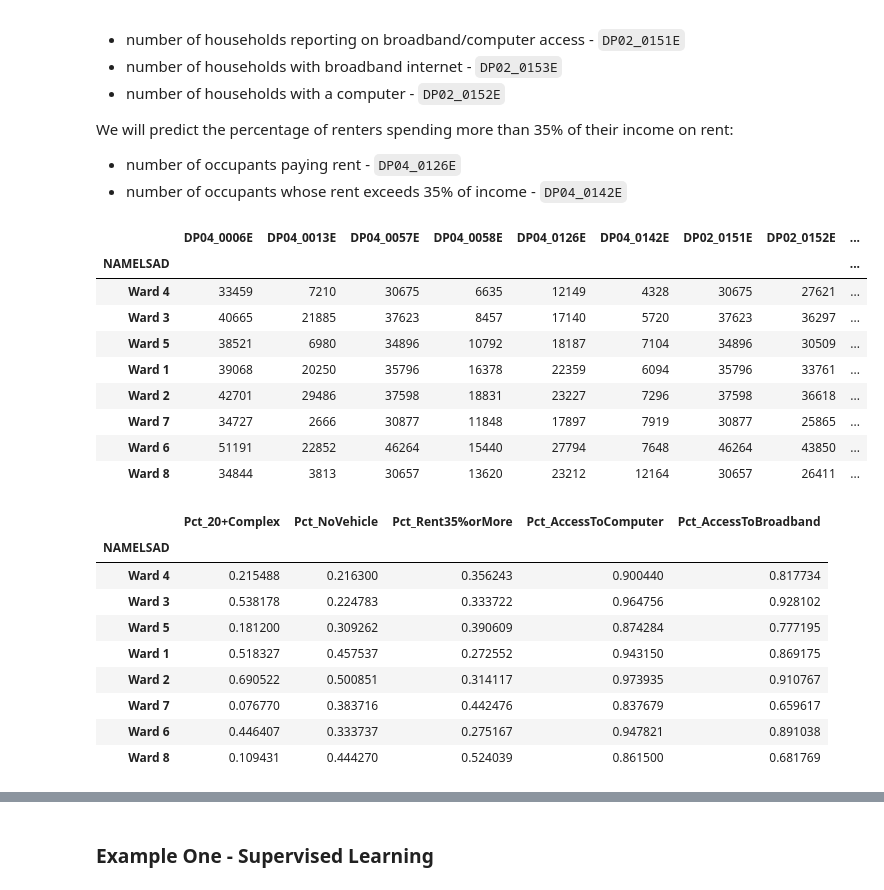
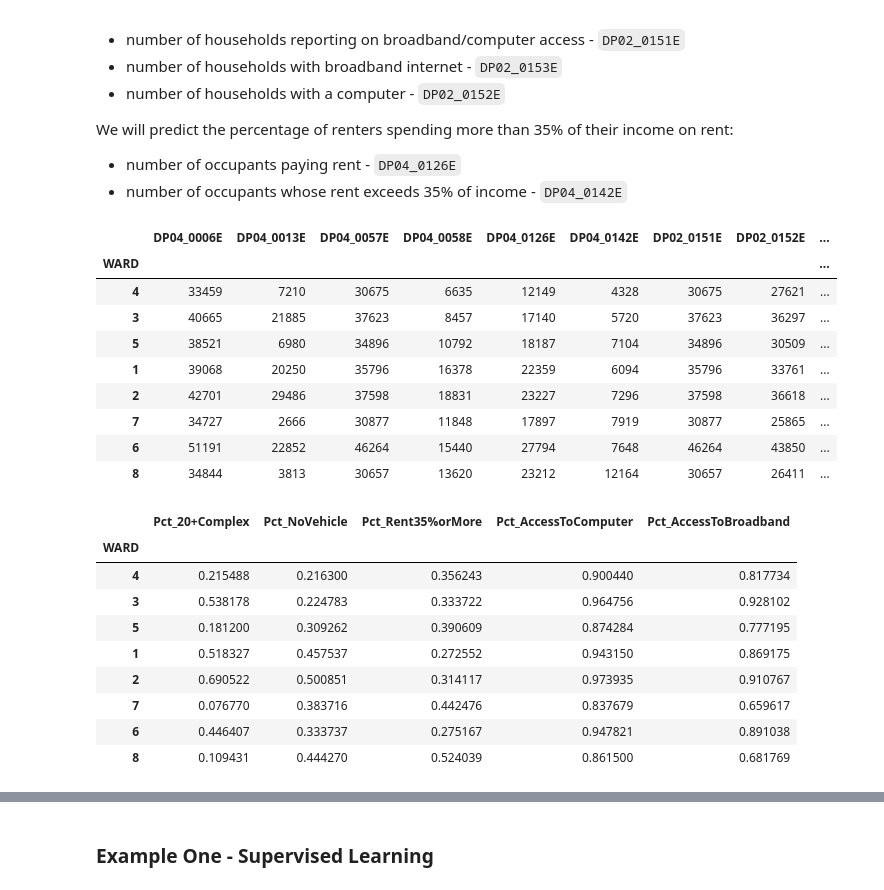
Before and after one commit to Bipartisan-Policy-Center/BPC_MLSeries, a Jupyter notebook: IntroExplainer/MLExplainer.ipynb, the cells around one changed output, grey strips where cells are left out. Cells and saved outputs as stored; diff of their text form; code cells hidden in the pictures.

```diff
--- a/IntroExplainer/MLExplainer.ipynb
+++ b/IntroExplainer/MLExplainer.ipynb
@@ -52,21 +52,20 @@ We will predict the percentage of renters spending more than 35% of their income
 * number of occupants paying rent - `DP04_0126E`
 * number of occupants whose rent exceeds 35% of income - `DP04_0142E`
 # %%
-dc_wards = dc_wards.loc[:,['NAMELSAD', 'DP04_0006E', 'DP04_0013E', 'DP04_0057E',
+dc_wards = dc_wards.loc[:,['DP04_0006E', 'DP04_0013E', 'DP04_0057E',
     'DP04_0058E', 'DP04_0126E', 'DP04_0142E', 'DP02_0151E','DP02_0152E','DP02_0153E']]
-dc_wards.set_index('NAMELSAD', inplace=True)
 dc_wards.head(8)
 # %% [output]
 |  | DP04_0006E | DP04_0013E | DP04_0057E | DP04_0058E | DP04_0126E | DP04_0142E | DP02_0151E | DP02_0152E | ... |
-| NAMELSAD |  |  |  |  |  |  |  |  | ... |
-| Ward 4 | 33459 | 7210 | 30675 | 6635 | 12149 | 4328 | 30675 | 27621 | ... |
-| Ward 3 | 40665 | 21885 | 37623 | 8457 | 17140 | 5720 | 37623 | 36297 | ... |
-| Ward 5 | 38521 | 6980 | 34896 | 10792 | 18187 | 7104 | 34896 | 30509 | ... |
-| Ward 1 | 39068 | 20250 | 35796 | 16378 | 22359 | 6094 | 35796 | 33761 | ... |
-| Ward 2 | 42701 | 29486 | 37598 | 18831 | 23227 | 7296 | 37598 | 36618 | ... |
-| Ward 7 | 34727 | 2666 | 30877 | 11848 | 17897 | 7919 | 30877 | 25865 | ... |
-| Ward 6 | 51191 | 22852 | 46264 | 15440 | 27794 | 7648 | 46264 | 43850 | ... |
-| Ward 8 | 34844 | 3813 | 30657 | 13620 | 23212 | 12164 | 30657 | 26411 | ... |
+| WARD |  |  |  |  |  |  |  |  | ... |
+| 4 | 33459 | 7210 | 30675 | 6635 | 12149 | 4328 | 30675 | 27621 | ... |
+| 3 | 40665 | 21885 | 37623 | 8457 | 17140 | 5720 | 37623 | 36297 | ... |
+| 5 | 38521 | 6980 | 34896 | 10792 | 18187 | 7104 | 34896 | 30509 | ... |
+| 1 | 39068 | 20250 | 35796 | 16378 | 22359 | 6094 | 35796 | 33761 | ... |
+| 2 | 42701 | 29486 | 37598 | 18831 | 23227 | 7296 | 37598 | 36618 | ... |
+| 7 | 34727 | 2666 | 30877 | 11848 | 17897 | 7919 | 30877 | 25865 | ... |
+| 6 | 51191 | 22852 | 46264 | 15440 | 27794 | 7648 | 46264 | 43850 | ... |
+| 8 | 34844 | 3813 | 30657 | 13620 | 23212 | 12164 | 30657 | 26411 | ... |
 # %%
 ward_pct = pd.concat([dc_wards.loc[:,'DP04_0013E'] / dc_wards.loc[:,'DP04_0006E'],
                      dc_wards.loc[:,'DP04_0058E'] / dc_wards.loc[:,'DP04_0057E'],
@@ -82,15 +81,15 @@ ward_pct = pd.concat([dc_wards.loc[:,'DP04_0013E'] / dc_wards.loc[:,'DP04_0006E'
 ward_pct
 # %% [output]
 |  | Pct_20+Complex | Pct_NoVehicle | Pct_Rent35%orMore | Pct_AccessToComputer | Pct_AccessToBroadband |
-| NAMELSAD |  |  |  |  |  |
-| Ward 4 | 0.215488 | 0.216300 | 0.356243 | 0.900440 | 0.817734 |
-| Ward 3 | 0.538178 | 0.224783 | 0.333722 | 0.964756 | 0.928102 |
-| Ward 5 | 0.181200 | 0.309262 | 0.390609 | 0.874284 | 0.777195 |
-| Ward 1 | 0.518327 | 0.457537 | 0.272552 | 0.943150 | 0.869175 |
-| Ward 2 | 0.690522 | 0.500851 | 0.314117 | 0.973935 | 0.910767 |
-| Ward 7 | 0.076770 | 0.383716 | 0.442476 | 0.837679 | 0.659617 |
-| Ward 6 | 0.446407 | 0.333737 | 0.275167 | 0.947821 | 0.891038 |
-| Ward 8 | 0.109431 | 0.444270 | 0.524039 | 0.861500 | 0.681769 |
+| WARD |  |  |  |  |  |
+| 4 | 0.215488 | 0.216300 | 0.356243 | 0.900440 | 0.817734 |
+| 3 | 0.538178 | 0.224783 | 0.333722 | 0.964756 | 0.928102 |
+| 5 | 0.181200 | 0.309262 | 0.390609 | 0.874284 | 0.777195 |
+| 1 | 0.518327 | 0.457537 | 0.272552 | 0.943150 | 0.869175 |
+| 2 | 0.690522 | 0.500851 | 0.314117 | 0.973935 | 0.910767 |
+| 7 | 0.076770 | 0.383716 | 0.442476 | 0.837679 | 0.659617 |
+| 6 | 0.446407 | 0.333737 | 0.275167 | 0.947821 | 0.891038 |
+| 8 | 0.109431 | 0.444270 | 0.524039 | 0.861500 | 0.681769 |
 # %%
 pair = sns.pairplot(ward_pct, corner=True)
 pair.set(xlim=(0,1), ylim=(0,1))
```
Also changed, not shown: parts of 7 cells of this notebook, 5 other files.
